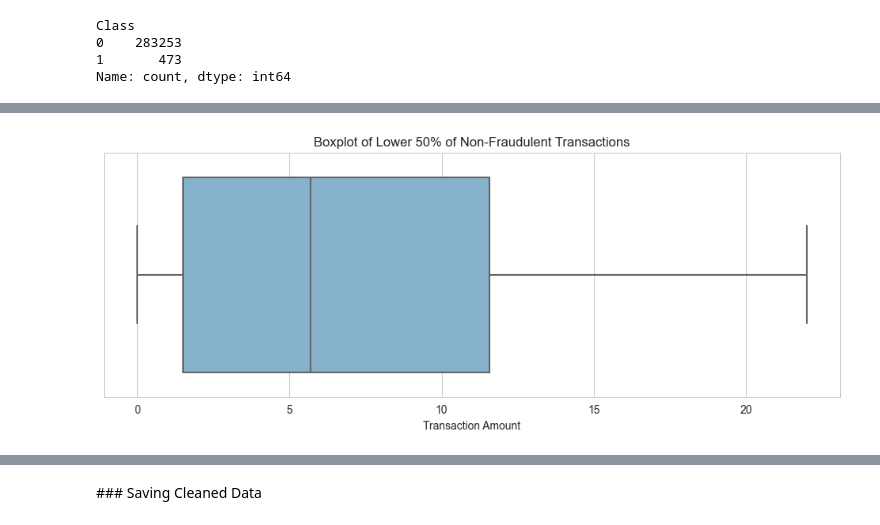
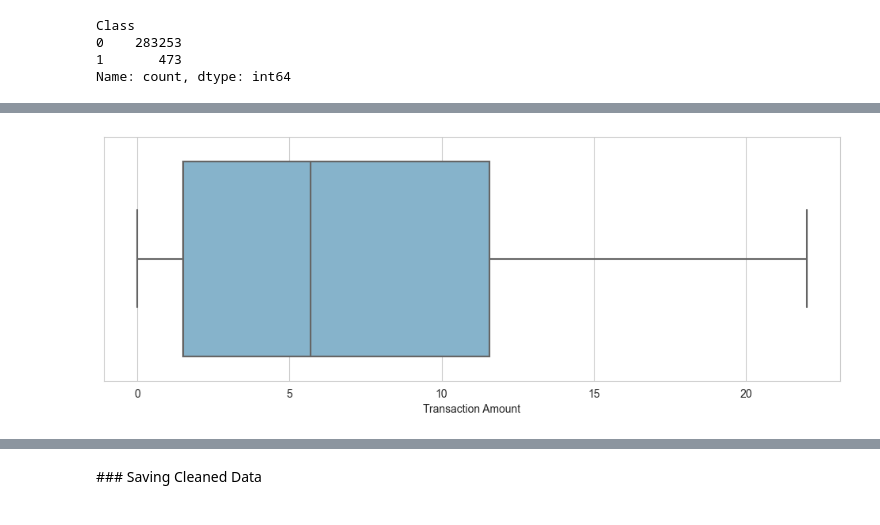
Before and after one commit to AThompson04/credit-card-fraud-detection, a Jupyter notebook: notebooks/eda_and_data_cleaning.ipynb, the cells around one changed output, grey strips where cells are left out. Cells and saved outputs as stored; diff of their text form; code cells hidden in the pictures.

```diff
--- a/notebooks/eda_and_data_cleaning.ipynb
+++ b/notebooks/eda_and_data_cleaning.ipynb
@@ -216,8 +185,7 @@ lower_half_non_fraud = not_fraud[not_fraud['Amount'] <= median_non_fraud]
 # %%
 plt.figure(figsize=(12,4))
 l1 = sns.boxplot(data=lower_half_non_fraud, x='Amount', palette=[colour1])
-l1.set_title('Boxplot of Lower 50% of Non-Fraudulent Transactions')
 l1.set_xlabel('Transaction Amount');
 # %% [output]
-[figure, old version]
+[figure, new version]
 # %%
```
Also changed, not shown: parts of 39 cells of this notebook, 10 other files.
